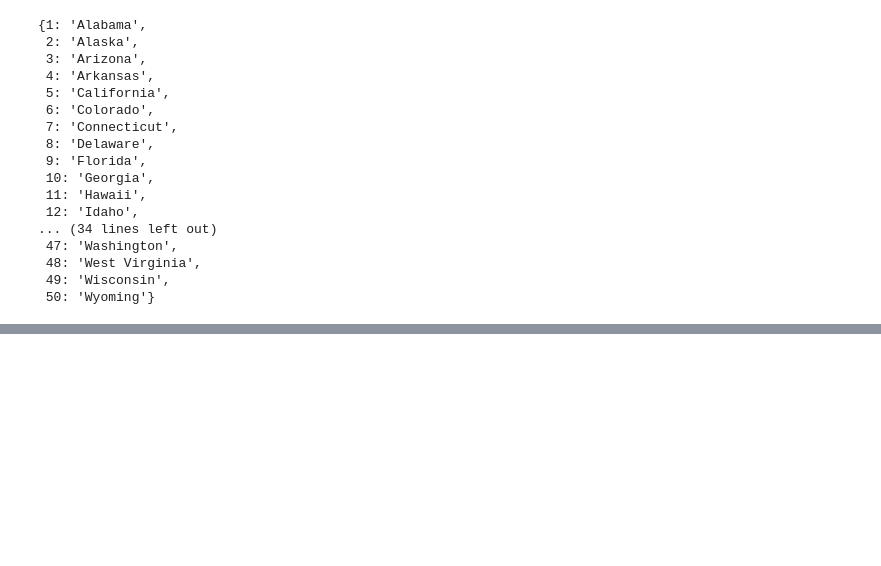
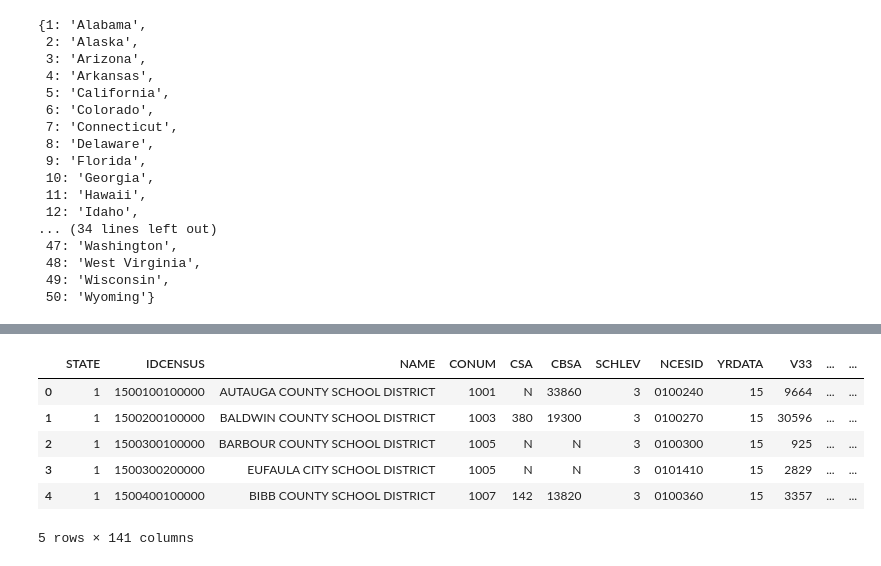
Before and after one commit to jpbesgen/decal_proj1, a Jupyter notebook: code.ipynb, the cells around one changed output, grey strips where cells are left out. Cells and saved outputs as stored; diff of their text form; code cells hidden in the pictures; blank space fills up the shorter version.

```diff
--- a/code.ipynb
+++ b/code.ipynb
@@ -178,0 +188,10 @@ create_STATE_vs_TARGET_horizontal_bar_graph(data,
+# %%
+data.head()
+# %% [output]
+|  | STATE | IDCENSUS | NAME | CONUM | CSA | CBSA | SCHLEV | NCESID | YRDATA | V33 | ... | ... |
+| 0 | 1 | 1500100100000 | AUTAUGA COUNTY SCHOOL DISTRICT | 1001 | N | 33860 | 3 | 0100240 | 15 | 9664 | ... | ... |
+| 1 | 1 | 1500200100000 | BALDWIN COUNTY SCHOOL DISTRICT | 1003 | 380 | 19300 | 3 | 0100270 | 15 | 30596 | ... | ... |
+| 2 | 1 | 1500300100000 | BARBOUR COUNTY SCHOOL DISTRICT | 1005 | N | N | 3 | 0100300 | 15 | 925 | ... | ... |
+| 3 | 1 | 1500300200000 | EUFAULA CITY SCHOOL DISTRICT | 1005 | N | N | 3 | 0101410 | 15 | 2829 | ... | ... |
+| 4 | 1 | 1500400100000 | BIBB COUNTY SCHOOL DISTRICT | 1007 | 142 | 13820 | 3 | 0100360 | 15 | 3357 | ... | ... |
+5 rows × 141 columns
```
Also changed, not shown: parts of 13 cells of this notebook, 3 other files.
